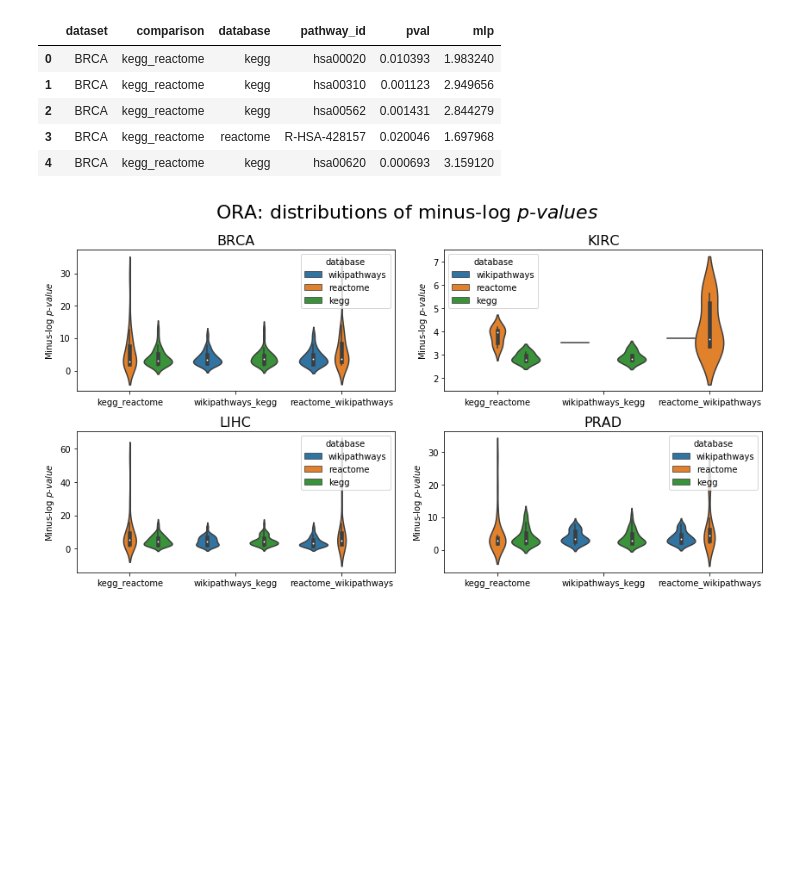
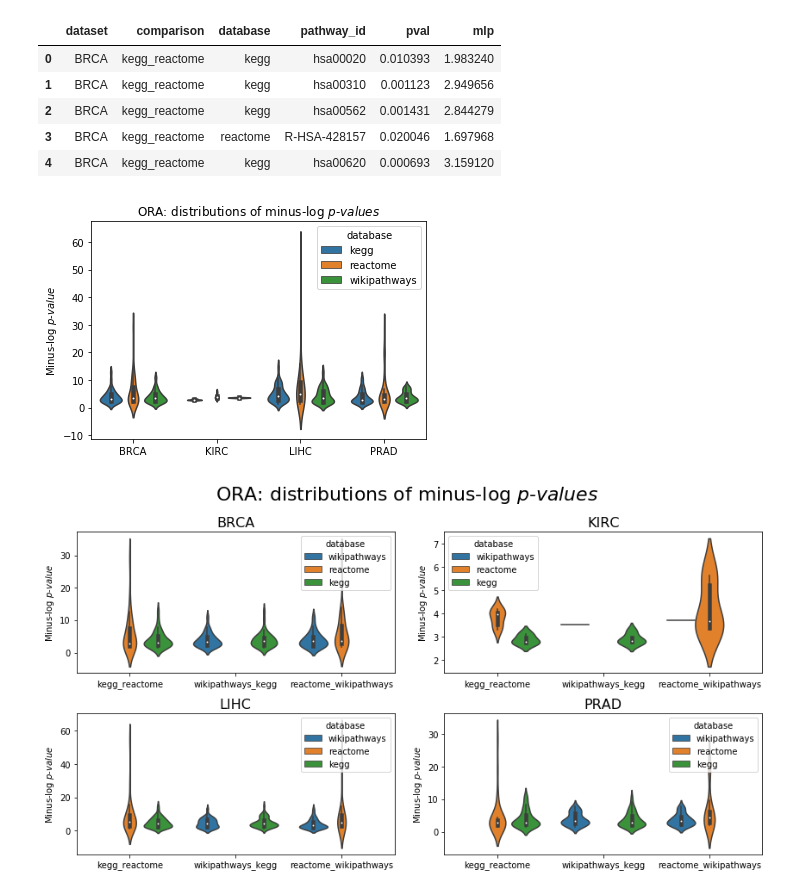
Before and after one commit to pathwayforte/results, a Jupyter notebook: notebooks/evaluation/Comparisons of P-Value Distributions of Pathway Analogs.ipynb, the cells around one changed output. Drawn from its saved outputs; the diff is of its cells as text; code cells hidden in the pictures; blank space fills up the shorter version.

Commit message:
Add combine charts and MPath to ORA
the MPath data set only gets shown in the combine chart, and there aren't any statistics that are getting done for this like the pairwise comparisons

```diff
--- a/notebooks/evaluation/Comparisons of P-Value Distributions of Pathway Analogs.ipynb
+++ b/notebooks/evaluation/Comparisons of P-Value Distributions of Pathway Analogs.ipynb
@@ -63,6 +63,22 @@ def name_to_database(name):
 def mlp(x):
     return -np.log10(x)
 # %%
+def draw_mlp_distributions_merged(df, method, savefig_path=None):
+    sns.violinplot(
+        data=df,
+        x='dataset',
+        y='mlp',
+        hue='database',
+    )
+    plt.title(f'{method}: distributions of minus-log $p$-$values$')
+    plt.ylabel('Minus-log $p$-$value$')
+    plt.xlabel('')
+    if savefig_path:
+        plt.savefig(
+            savefig_path,
+            dpi=400,
+        )
+
 def draw_mlp_distributions(df, method, savefig_path=None):
     fig, axes = plt.subplots(2, 2, figsize=(12, 6))
     suptitle = plt.suptitle(f'{method}: distributions of minus-log $p$-$values$', y=1.06, fontsize=22)
@@ -144,3 +162,8 @@ ora_df[['dataset', 'comparison', 'database', 'pathway_id', 'pval', 'mlp']].head(
+# %%
+draw_mlp_distributions_merged(ora_df, 'ORA', os.path.join(output_directory, 'ora_p_value_distributions_merged.png'))
+plt.show()
+# %% [output]
+[figure, added]
 # %%
 draw_mlp_distributions(ora_df, 'ORA', os.path.join(output_directory, 'ora_p_value_distributions.png'))
 plt.show()
```
Also changed, not shown: parts of 5 cells of this notebook.
